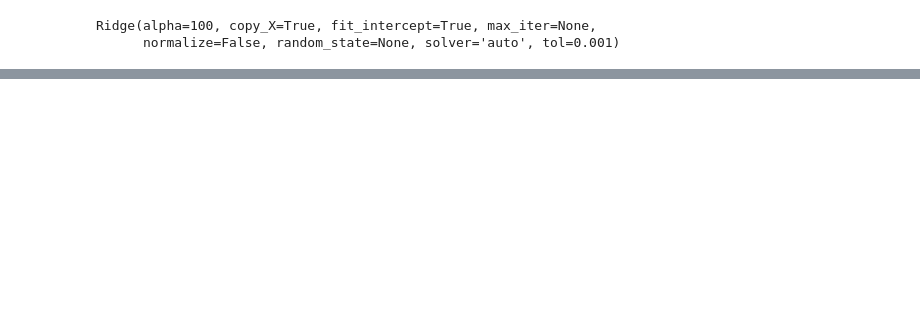
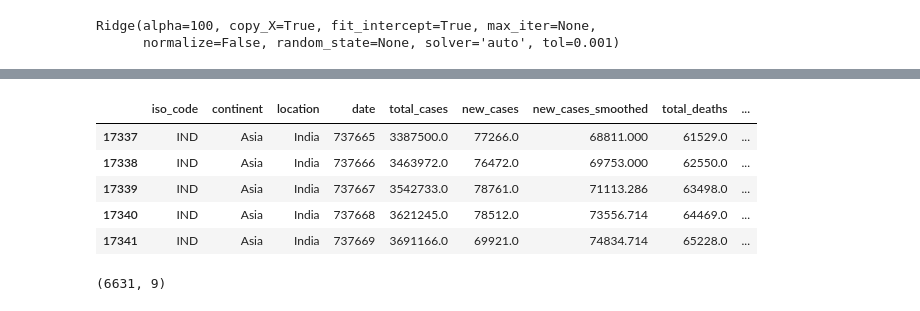
Before and after one commit to sheoranabhishek/predictor_covid19, a Jupyter notebook: covid_19.ipynb, the cells around one changed output, grey strips where cells are left out. Cells and saved outputs as stored; diff of their text form; code cells hidden in the pictures; blank space fills up the shorter version.

Commit message:
total_deaths_updated

```diff
--- a/covid_19.ipynb
+++ b/covid_19.ipynb
@@ -310,0 +366,9 @@ print(rr_test_score*100)
+# %%
+india_data_temp.tail()
+# %% [output]
+|  | iso_code | continent | location | date | total_cases | new_cases | new_cases_smoothed | total_deaths | ... |
+| 17337 | IND | Asia | India | 737665 | 3387500.0 | 77266.0 | 68811.000 | 61529.0 | ... |
+| 17338 | IND | Asia | India | 737666 | 3463972.0 | 76472.0 | 69753.000 | 62550.0 | ... |
+| 17339 | IND | Asia | India | 737667 | 3542733.0 | 78761.0 | 71113.286 | 63498.0 | ... |
+| 17340 | IND | Asia | India | 737668 | 3621245.0 | 78512.0 | 73556.714 | 64469.0 | ... |
+| 17341 | IND | Asia | India | 737669 | 3691166.0 | 69921.0 | 74834.714 | 65228.0 | ... |
@@ -310,0 +377,4 @@ print(rr_test_score*100)
+# %%
+temp_data.shape
+# %% [output]
+(6631, 9)
```
Also changed, not shown: parts of 25 cells of this notebook.
